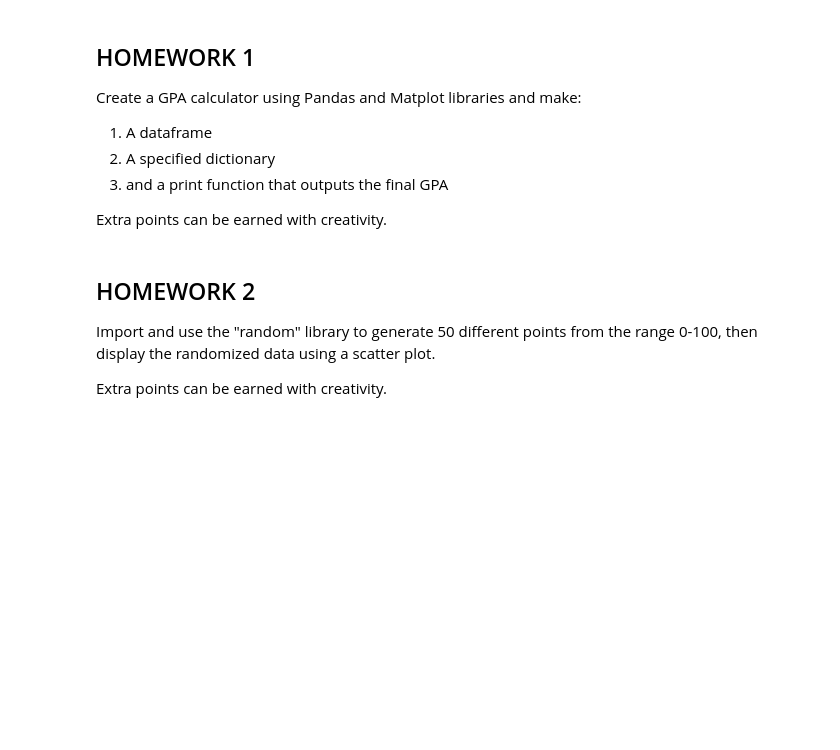
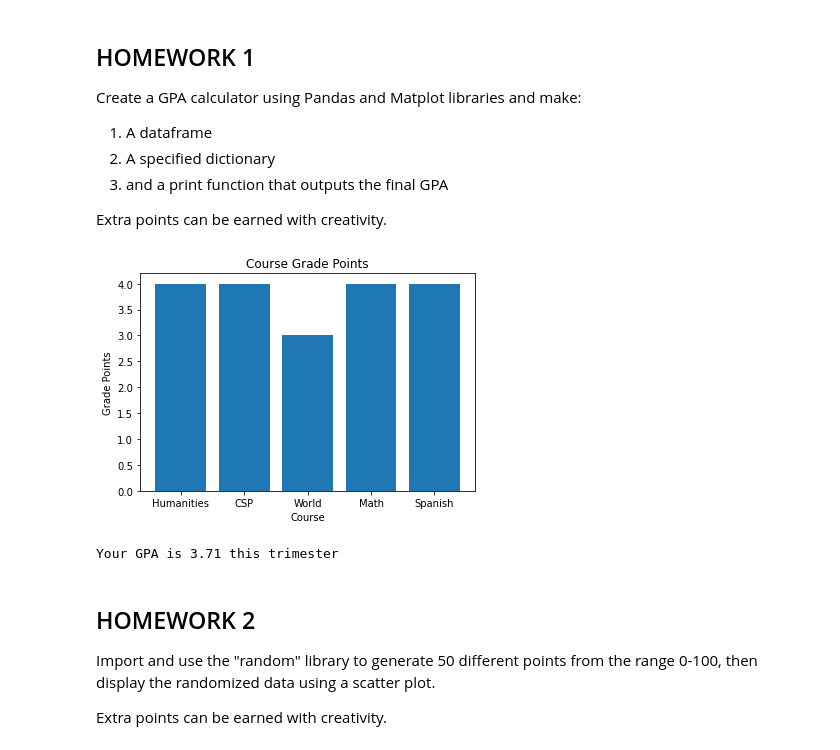
Before and after one commit to KinetekEnergy/blog, a Jupyter notebook: _notebooks/2023-10-26-Python-Libraries.ipynb, the cells around one changed output. Cells and saved outputs as stored; diff of their text form; code cells hidden in the pictures; blank space fills up the shorter version.

```diff
--- a/_notebooks/2023-10-26-Python-Libraries.ipynb
+++ b/_notebooks/2023-10-26-Python-Libraries.ipynb
@@ -264,3 +278,57 @@ Extra points can be earned with creativity.
+# %%
+# Import the Pandas library
+import pandas as pd
+
+# Import the Matplotlib library
+import matplotlib.pyplot as plt
+
+# Create a dictionary 'data' containing course information
+data = {
+    'Course': ['Humanities', 'CSP', 'World', 'Math', 'Spanish'],
+    'Credits': [3, 3, 4, 2, 2],
+    'Grade': ['A', 'A', 'B', 'A', 'A'],
+}
+
+# Create a Pandas DataFrame 'df' from the 'data' dictionary
+df = pd.DataFrame(data)
+
+# Create a dictionary 'grade_points' to map letter grades to grade points
+grade_points = {
+    'A': 4.0,
+    'B': 3.0,
+    'C': 2.0,
+    'D': 1.0,
+    'F': 0.0,
+}
+
+# Add a new column 'Grade Points' to the DataFrame 'df' based on the 'Grade' column
+df['Grade Points'] = df['Grade'].map(grade_points)
+
+# Calculate the total grade points by multiplying 'Grade Points' and 'Credits' columns and summing them
+total_grade_points = (df['Grade Points'] * df['Credits']).sum()
+
+# Calculate the total credits by summing the 'Credits' column
+total_credits = df['Credits'].sum()
+
+# Calculate the GPA by dividing the total grade points by the total credits
+gpa = total_grade_points / total_credits
+
+# Create a bar chart to visualize the 'Grade Points' for each course
+plt.bar(df['Course'], df['Grade Points'])
+plt.xlabel('Course')
+plt.ylabel('Grade Points')
+plt.title('Course Grade Points')
+
+# Display the bar chart
+plt.show()
+
+def print_final_gpa(gpa):
+    print(f'Your GPA is {gpa:.2f} this trimester')
+
+print_final_gpa(gpa) # print
+# %% [output]
+[figure, added]
+Your GPA is 3.71 this trimester
 # %% [markdown]
 ## HOMEWORK 2
 
```
Also changed, not shown: parts of 13 cells of this notebook, 1 other file.
